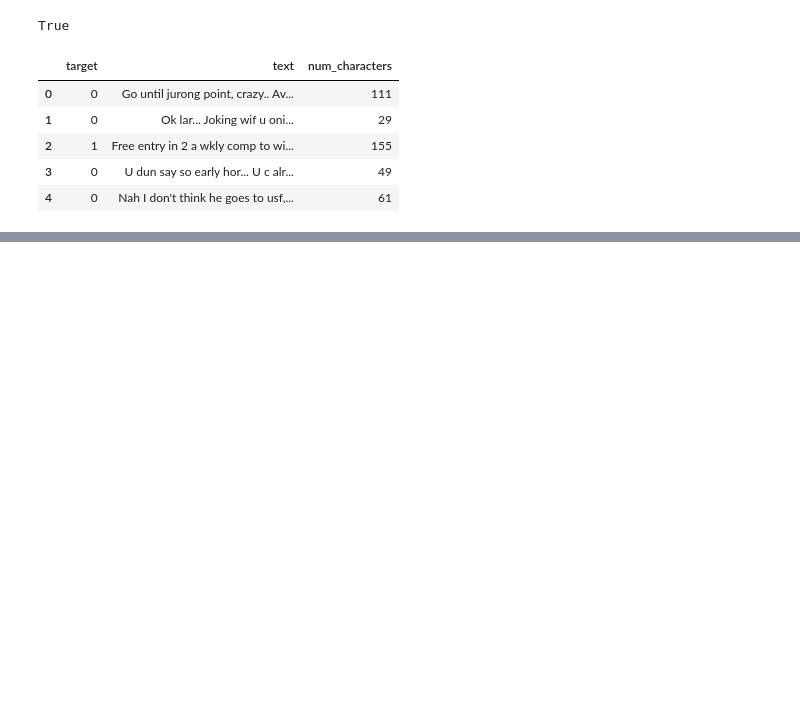
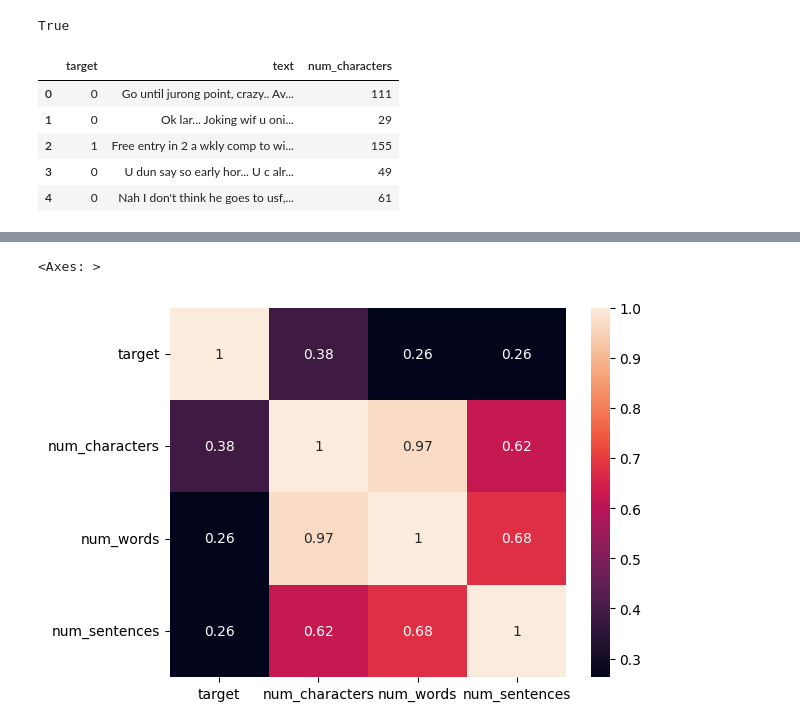
Before and after one commit to Sanskar97x/Price-Prediction-Of-Car, a Jupyter notebook: S.pam.ipynb, the cells around one changed output, grey strips where cells are left out. Drawn from its saved outputs; the diff is of its cells as text; code cells hidden in the pictures; blank space fills up the shorter version.

```diff
--- a/S.pam.ipynb
+++ b/S.pam.ipynb
@@ -151,0 +197,5 @@ df['num_sentences'] = df['text'].apply(lambda x:len(nltk.sent_tokenize(x)))
+# %%
+sns.heatmap(df.select_dtypes(include='number').corr(), annot=True)
+# %% [output]
+<Axes: >
+[figure, added]
```
Also changed, not shown: parts of 17 cells of this notebook.
